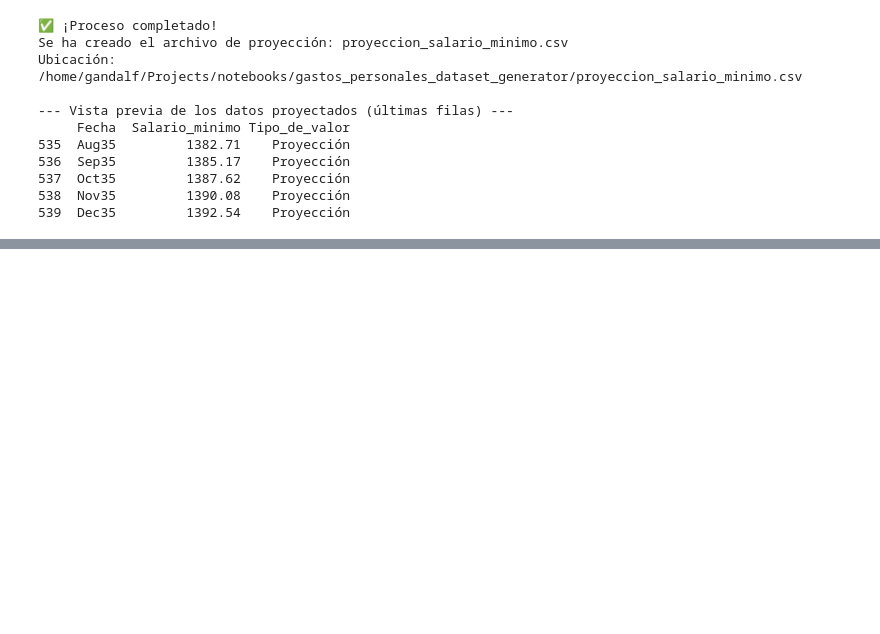
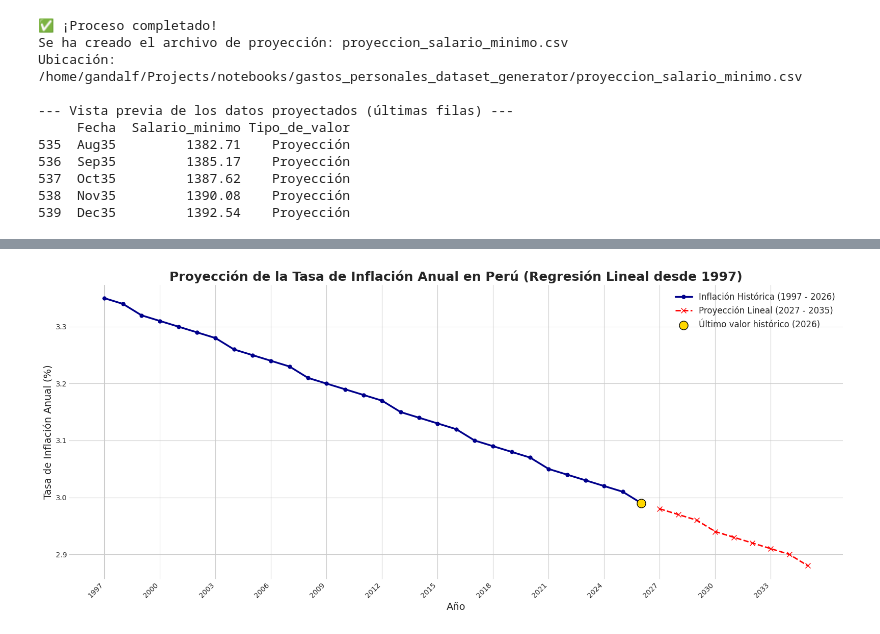
Before and after one commit to LuisCRicci/gastos_personales_dataset_generator, a Jupyter notebook: generator.ipynb, the cells around one changed output, grey strips where cells are left out. Drawn from its saved outputs; the diff is of its cells as text; code cells hidden in the pictures; blank space fills up the shorter version.

```diff
--- a/generator.ipynb
+++ b/generator.ipynb
@@ -243,0 +323,14 @@ print(f"Se ha guardado la gráfica en: {ruta_grafica}")
+# %%
+# --- 4. Preparación de la Proyección (hasta 2035) ---
+
+ultimo_anio = df_filtrado['Anio'].max()
+ultimo_indice = df_filtrado['Anio_Index'].max()
+
+anio_fin_proyeccion = 2035
+indice_fin_proyeccion = anio_fin_proyeccion - anio_inicio
+
+# Crear una serie de índices de años para la proyección
+indices_proyeccion = np.arange(0, indice_fin_proyeccion + 1).reshape(-1, 1)
+
+# Realizar la proyección (X_proyeccion es simplemente indices_proyeccion para Regresión Lineal)
+proyecciones = model.predict(indices_proyeccion)
@@ -243,0 +377,71 @@ print(f"Se ha guardado la gráfica en: {ruta_grafica}")
+# %%
+# --- 6. Visualización de los Resultados ---
+
+print("\n--- Generando Gráfica de Proyección de Inflación ---")
+
+# Datos para graficar
+df_historial = df_final[df_final['Tipo_de_valor'] == 'Historial']
+df_proyeccion = df_final[df_final['Tipo_de_valor'] == 'Proyección']
+
+df_punto_corte = df_historial.iloc[-1]
+
+# Configuración de la gráfica
+plt.figure(figsize=(16, 7))
+sns.set_style("whitegrid")
+
+# 1. Graficar la data histórica (línea sólida)
+plt.plot(
+    df_historial['Fecha_dt'],
+    df_historial['Inflacion_anual'],
+    label=f'Inflación Histórica ({anio_inicio} - {ultimo_anio})',
+    color='darkblue',
+    linewidth=2.5,
+    marker='o',
+    markersize=5
+)
+
+# 2. Graficar la data proyectada (línea punteada)
+plt.plot(
+    df_proyeccion['Fecha_dt'],
+    df_proyeccion['Inflacion_anual'],
+    label=f'Proyección Lineal ({ultimo_anio + 1} - 2035)',
+    color='red',
+    linestyle='--',
+    linewidth=2,
+    marker='x',
+    markersize=7
+)
+
+# 3. Marcar el punto de corte
+plt.scatter(
+    df_punto_corte['Fecha_dt'],
+    df_punto_corte['Inflacion_anual'],
+    color='gold',
+    edgecolor='black',
+    s=150,
+    zorder=5,
+    label=f'Último valor histórico ({ultimo_anio})'
+)
+
+# 4. Añadir Títulos y Etiquetas
+plt.title(f'Proyección de la Tasa de Inflación Anual en Perú (Regresión Lineal desde {anio_inicio})', fontsize=18, fontweight='bold')
+plt.xlabel('Año', fontsize=14)
+plt.ylabel('Tasa de Inflación Anual (%)', fontsize=14)
+plt.legend(loc='upper right', fontsize=12)
+plt.xticks(rotation=45, ha='right')
+
+# 5. Formato del Eje X
+min_anio_grafica = df_final['Anio'].min()
+max_anio_grafica = df_final['Anio'].max()
+fechas_ticks = pd.to_datetime([f'{y}-01-01' for y in range(min_anio_grafica, max_anio_grafica + 1, 3)]) # Marcadores cada 3 años
+plt.gca().set_xticks(fechas_ticks)
+plt.gca().set_xticklabels([f.strftime('%Y') for f in fechas_ticks])
+
+# 6. Guardar y Mostrar la gráfica
+plt.tight_layout()
+ruta_grafica = os.path.join(directorio_actual, 'proyeccion_inflacion_BCR_lineal.png')
+plt.savefig(ruta_grafica)
+plt.show()
+
+print(f"Se ha guardado la gráfica en: {ruta_grafica}")
+# %% [output]
@@ -243,0 +449 @@ print(f"Se ha guardado la gráfica en: {ruta_grafica}")
+[figure, added]
```
Also changed, not shown: parts of 20 cells of this notebook, 6 other files.
